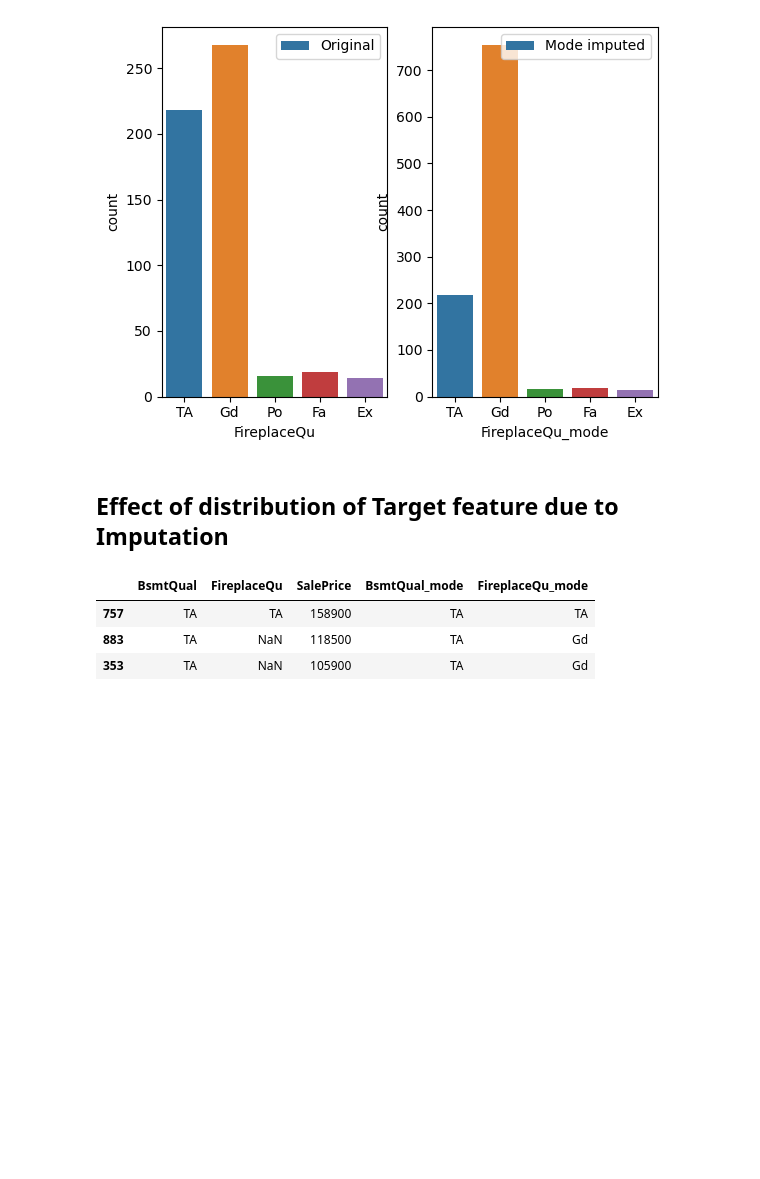
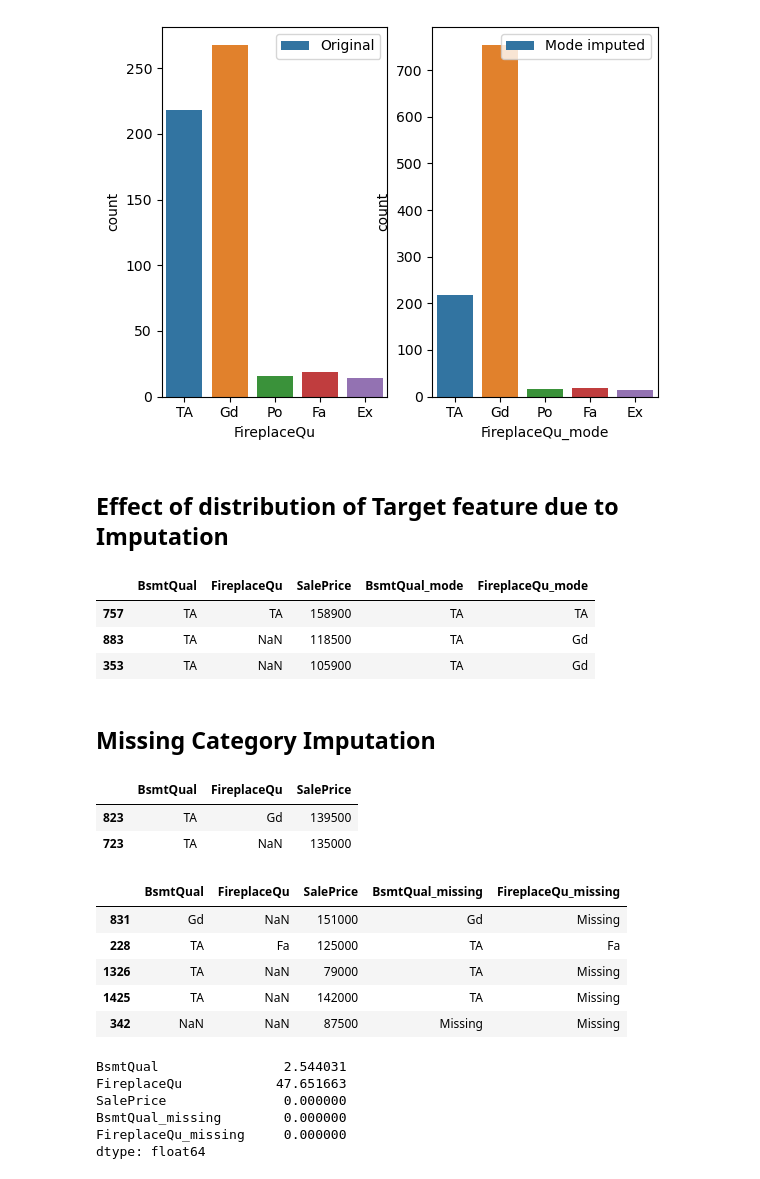
Before and after one commit to datta-abhi/feature_engg, a Jupyter notebook: mising data imputation/introduction/frequent_category,missing_category.ipynb, the cells around one changed output. Saved outputs shown, nothing was run; the diff lists cells and outputs as text; code cells hidden in the pictures; blank space fills up the shorter version.

```diff
--- a/mising data imputation/introduction/frequent_category,missing_category.ipynb
+++ b/mising data imputation/introduction/frequent_category,missing_category.ipynb
@@ -113,3 +113,11 @@ X_train.head(3)
 | 757 | TA | TA | 158900 | TA | TA |
 | 883 | TA | NaN | 118500 | TA | Gd |
 | 353 | TA | NaN | 105900 | TA | Gd |
+# %% [markdown]
+## Missing Category Imputation
+# %%
+X_train.sample(2)
+# %% [output]
+|  | BsmtQual | FireplaceQu | SalePrice |
+| 823 | TA | Gd | 139500 |
+| 723 | TA | NaN | 135000 |
@@ -115,0 +127,18 @@ X_train.head(3)
+# %%
+X_train.sample(5)
+# %% [output]
+|  | BsmtQual | FireplaceQu | SalePrice | BsmtQual_missing | FireplaceQu_missing |
+| 831 | Gd | NaN | 151000 | Gd | Missing |
+| 228 | TA | Fa | 125000 | TA | Fa |
+| 1326 | TA | NaN | 79000 | TA | Missing |
+| 1425 | TA | NaN | 142000 | TA | Missing |
+| 342 | NaN | NaN | 87500 | Missing | Missing |
+# %%
+X_train.isnull().mean()*100
+# %% [output]
+BsmtQual                2.544031
+FireplaceQu            47.651663
+SalePrice               0.000000
+BsmtQual_missing        0.000000
+FireplaceQu_missing     0.000000
+dtype: float64
```
Also changed, not shown: parts of 4 cells of this notebook.
